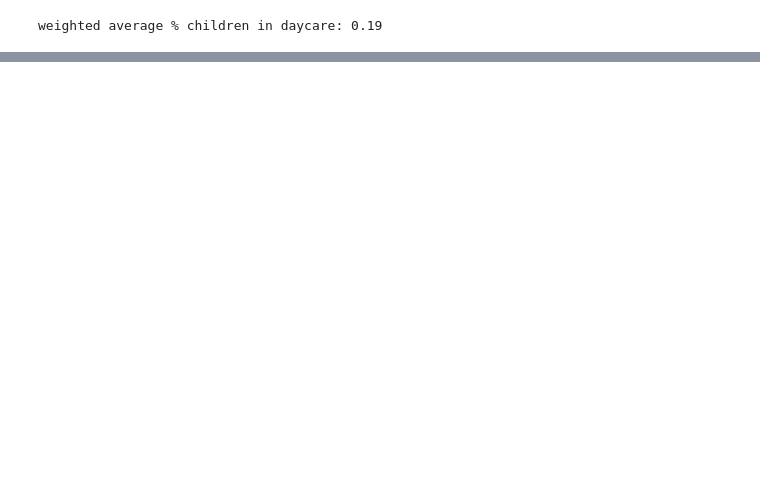
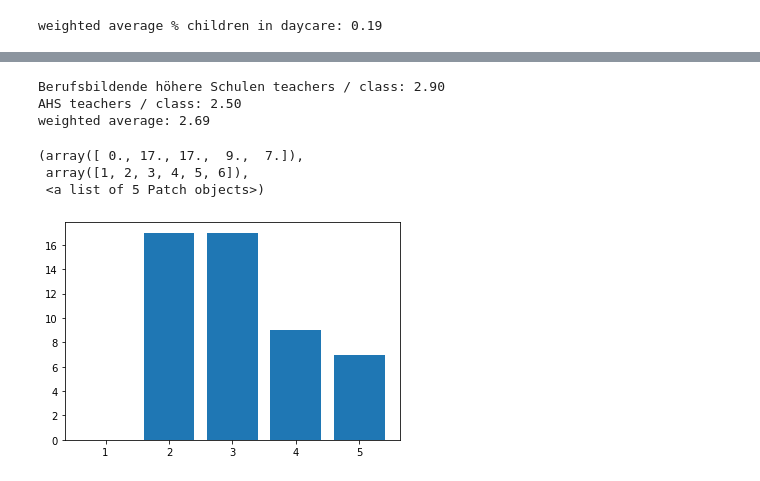
Before and after one commit to JanaLasser/agent_based_COVID_SEIRX, a Jupyter notebook: school/construct_school_network.ipynb, the cells around one changed output, grey strips where cells are left out. Cells and saved outputs as stored; diff of their text form; code cells hidden in the pictures; blank space fills up the shorter version.

Commit message:
added information on upper secondary schools and a schedule generating function

```diff
--- a/school/construct_school_network.ipynb
+++ b/school/construct_school_network.ipynb
@@ -718,0 +724,31 @@ weighted average: 2.76
+# %%
+berufsbildende_teachers = 23296
+berufsbildende_classes = 8042
+print('Berufsbildende höhere Schulen teachers / class: {:1.2f}'.format(berufsbildende_teachers / berufsbildende_classes))
+
+
+AHS_teachers = 22537
+AHS_classes = 9020 # including 4901 AHS Unterstufe
+print('AHS teachers / class: {:1.2f}'.format(AHS_teachers / AHS_classes))
+
+weighted_average = \
+8042 / (8042 + 9020) * 2.9 + 9020 / (8042 + 9020) * 2.5
+print('weighted average: {:1.2f}'.format(weighted_average))
+# %% [output]
+Berufsbildende höhere Schulen teachers / class: 2.90
+AHS teachers / class: 2.50
+weighted average: 2.69
+# %%
+reload(csn)
+teacher_schedule = csn.generate_schedule_upper_secondary(10)
+
+unique_classes = []
+for t in teacher_schedule.index:
+    unique_classes.append(len(teacher_schedule.loc[t].dropna().unique()))
+# %%
+plt.hist(unique_classes, bins=range(1, 7), rwidth=0.8, align='left')
+# %% [output]
+(array([ 0., 17., 17.,  9.,  7.]),
+ array([1, 2, 3, 4, 5, 6]),
+ <a list of 5 Patch objects>)
+[figure, added]
```
Also changed, not shown: parts of 19 cells of this notebook, 1 other file.
